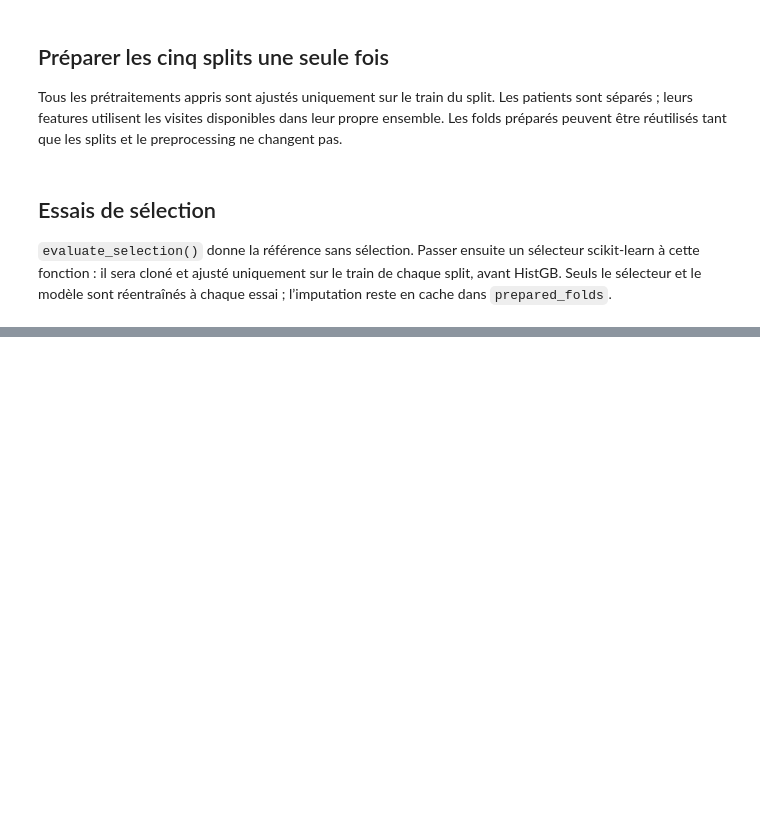
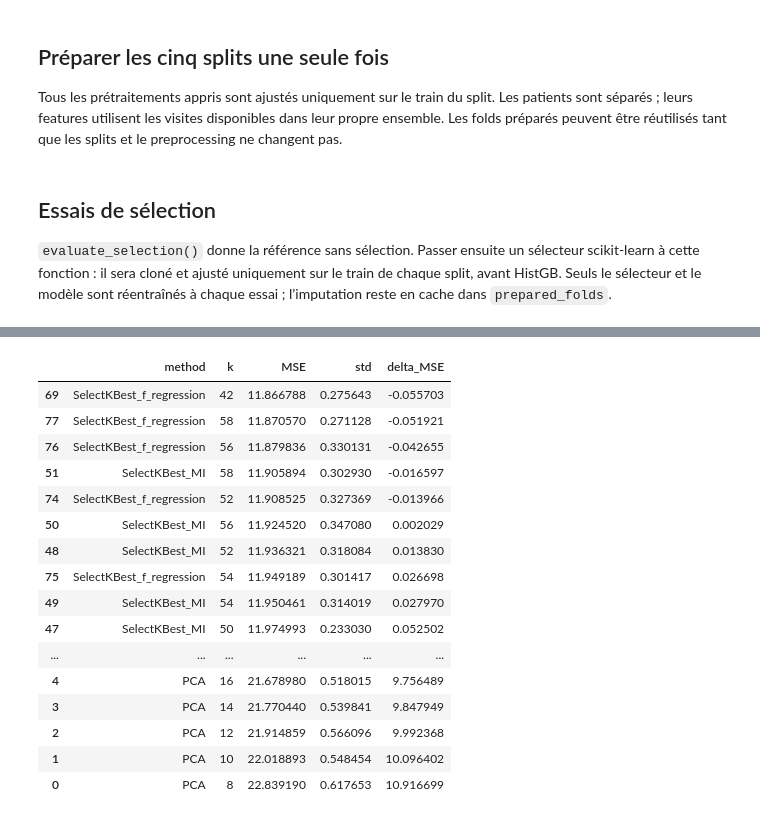
Before and after one commit to luc-polo/Challenge_Parkinson_disease, a Jupyter notebook: exploration/features_selection.ipynb, the cells around one changed output, grey strips where cells are left out. Drawn from its saved outputs; the diff is of its cells as text; code cells hidden in the pictures; blank space fills up the shorter version.

Commit message:
improved the code fo features selection notebook to make it clearer and tested PCA and SelectKbest

```diff
--- a/exploration/features_selection.ipynb
+++ b/exploration/features_selection.ipynb
@@ -194,17 +191,9 @@ def build_feature_groups(data):
 Remplacer l’étape `selection` avec `pipeline.set_params(selection=votre_selecteur)`.
 Les sorties du preprocessing sont des DataFrames avec les noms de features.
 # %%
-# Les deux branches utilisent les données brutes : imputation et nouvelles features.
-class FeatureBuilder(TransformerMixin, BaseEstimator):
-    def __init__(self, preprocessing):
-        self.preprocessing = preprocessing
-
-    def fit(self, X, y=None):
-        self.preprocessing_ = clone(self.preprocessing).fit(X, y)
-        return self
-
-    def transform(self, X):
-        return self.preprocessing_.transform(X).join(build_feature_groups(X)["all_groups"])
+features_eng = FunctionTransformer(
+    lambda df: df.join(build_visit_features(df)).drop(columns=["patient_id"])
+)
 
 best_params = {
     "learning_rate": 0.042592090635273853, "max_iter": 800,
@@ -212,7 +201,9 @@ best_params = {
     "l2_regularization": 1.8115270802885095, "max_features": 0.6078232265551354,
 }
 pipeline = Pipeline([
-    ("features", FeatureBuilder(preprocessing)),
+    ("preprocessing", preprocessor),
+    ("imputation", imputation_pipeline),
+    ("features_eng", features_eng),
     ("feature_imputation", SimpleImputer(
         strategy="median", add_indicator=True, keep_empty_features=True
     ).set_output(transform="pandas")),
@@ -256,4 +251,41 @@ baseline
 # %%
-# Vos essais, par exemple :
-# from sklearn.feature_selection import SelectKBest, f_regression
-# evaluate_selection(SelectKBest(f_regression, k=30))
+from functools import partial
+from tempfile import TemporaryDirectory
+from joblib import Memory
+from sklearn.decomposition import PCA
+from sklearn.feature_selection import SelectKBest, f_regression, mutual_info_regression
+from sklearn.preprocessing import StandardScaler
+
+# f_regression est un score pour SelectKBest ; l'autre variante utilise l'information mutuelle.
+mi_cache = TemporaryDirectory(prefix="parkinson_selection_")
+mi_score = Memory(mi_cache.name, verbose=0).cache(mutual_info_regression)
+selectors = {
+    "PCA": lambda k: make_pipeline(StandardScaler(), PCA(n_components=k)),
+    "SelectKBest_MI": lambda k: SelectKBest(partial(mi_score, random_state=42), k=k),
+    "SelectKBest_f_regression": lambda k: SelectKBest(f_regression, k=k),
+}
+max_features = min(train.shape[1] for train, *_ in prepared_folds)
+selection_results = pd.DataFrame([
+    {"method": name, "k": k, **evaluate_selection(build(k))}
+    for name, build in selectors.items() for k in range(8, max_features + 1, 2)
+])
+selection_results["delta_MSE"] = selection_results["MSE"] - baseline["MSE"]
+selection_results.sort_values("MSE")
+# %% [output]
+|  | method | k | MSE | std | delta_MSE |
+| 69 | SelectKBest_f_regression | 42 | 11.866788 | 0.275643 | -0.055703 |
+| 77 | SelectKBest_f_regression | 58 | 11.870570 | 0.271128 | -0.051921 |
+| 76 | SelectKBest_f_regression | 56 | 11.879836 | 0.330131 | -0.042655 |
+| 51 | SelectKBest_MI | 58 | 11.905894 | 0.302930 | -0.016597 |
+| 74 | SelectKBest_f_regression | 52 | 11.908525 | 0.327369 | -0.013966 |
+| 50 | SelectKBest_MI | 56 | 11.924520 | 0.347080 | 0.002029 |
+| 48 | SelectKBest_MI | 52 | 11.936321 | 0.318084 | 0.013830 |
+| 75 | SelectKBest_f_regression | 54 | 11.949189 | 0.301417 | 0.026698 |
+| 49 | SelectKBest_MI | 54 | 11.950461 | 0.314019 | 0.027970 |
+| 47 | SelectKBest_MI | 50 | 11.974993 | 0.233030 | 0.052502 |
+| ... | ... | ... | ... | ... | ... |
+| 4 | PCA | 16 | 21.678980 | 0.518015 | 9.756489 |
+| 3 | PCA | 14 | 21.770440 | 0.539841 | 9.847949 |
+| 2 | PCA | 12 | 21.914859 | 0.566096 | 9.992368 |
+| 1 | PCA | 10 | 22.018893 | 0.548454 | 10.096402 |
+| 0 | PCA | 8 | 22.839190 | 0.617653 | 10.916699 |
```
Also changed, not shown: parts of 5 cells of this notebook.
